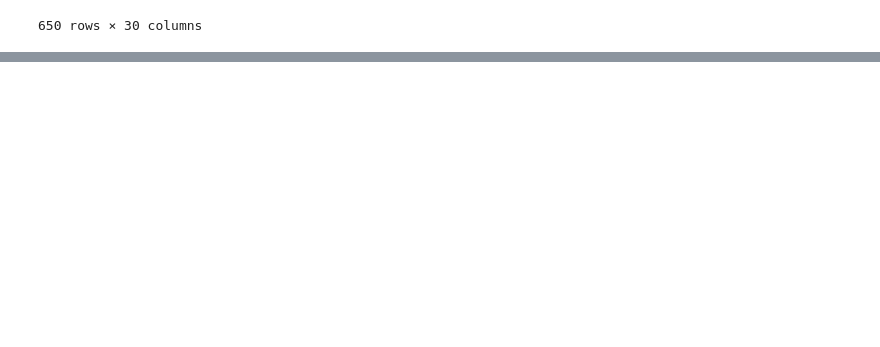
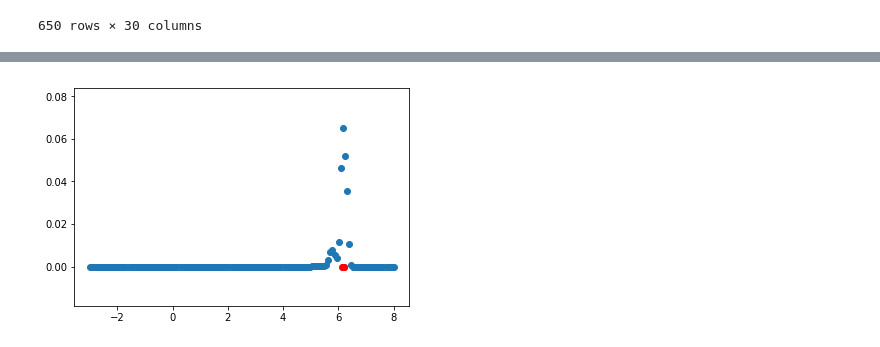
Before and after one commit to desultir/capstone, a Jupyter notebook: notebooks/tdm/spatial model.ipynb, the cells around one changed output, grey strips where cells are left out. Saved outputs shown, nothing was run; the diff lists cells and outputs as text; code cells hidden in the pictures; blank space fills up the shorter version.

```diff
--- a/notebooks/tdm/spatial model.ipynb
+++ b/notebooks/tdm/spatial model.ipynb
@@ -144,0 +205,4 @@ model.fit()
+# %%
+plot_marginal('Penrith', 'Assault - non-domestic violence')
+# %% [output]
+[figure, added]
```
Also changed, not shown: parts of 11 cells of this notebook, 4 other files.
